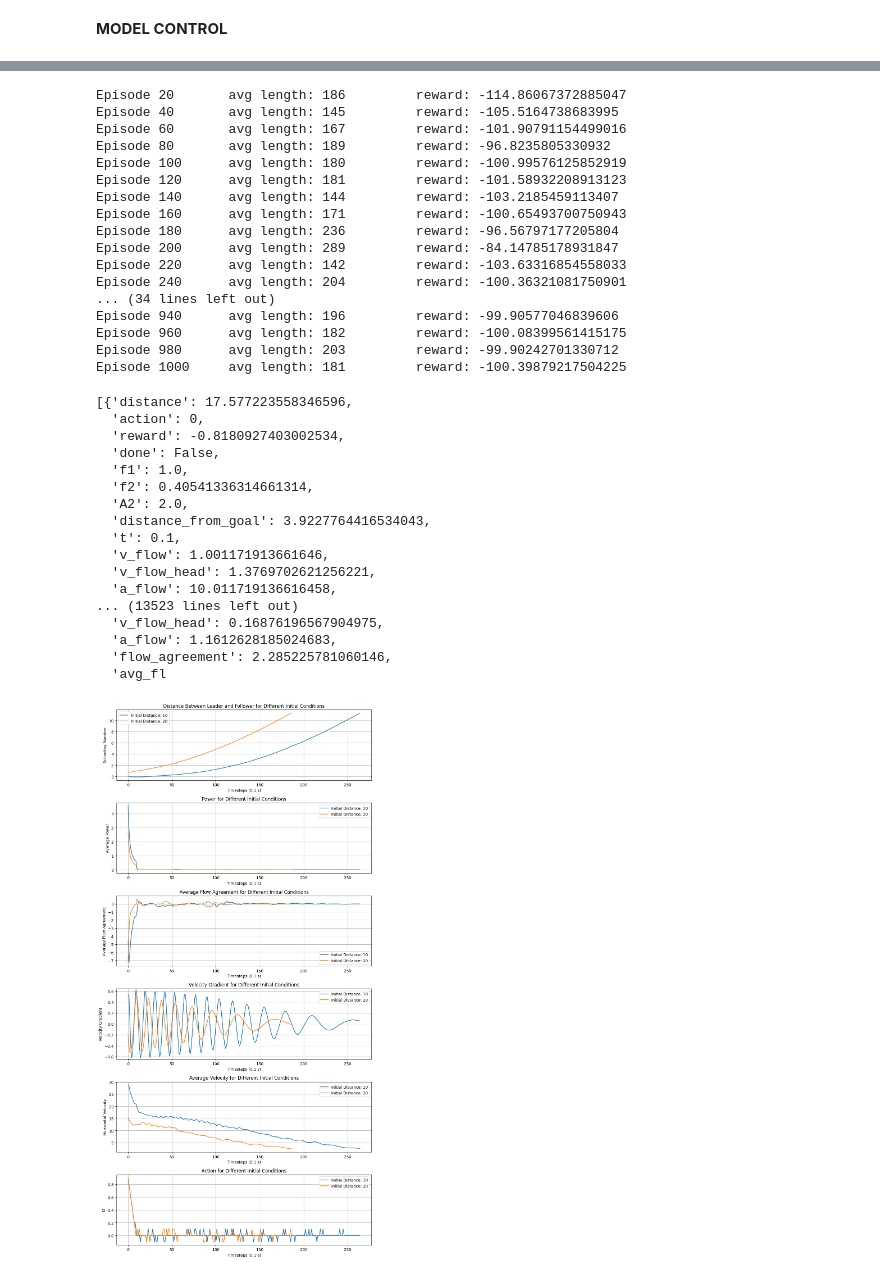
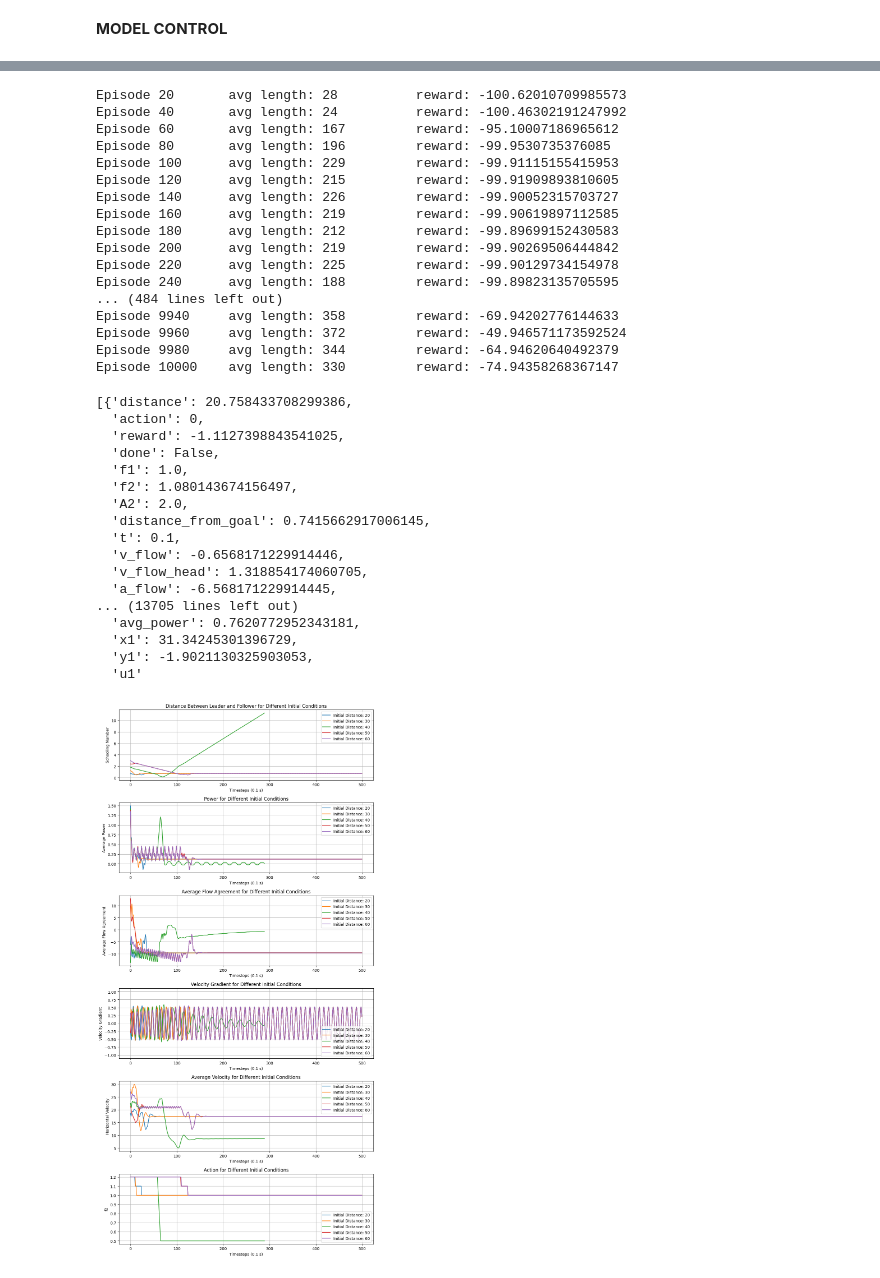
Before and after one commit to victorbuenog/Flapper, a Jupyter notebook: Flappertorch.ipynb, the cells around one changed output, grey strips where cells are left out. Drawn from its saved outputs; the diff is of its cells as text; code cells hidden in the pictures.

Commit message:
Training complete with v2 power

```diff
--- a/Flappertorch.ipynb
+++ b/Flappertorch.ipynb
@@ -852,51 +858,51 @@ trainer = Trainer(
 
 # train from scratch
 icfn = lambda: InitialCondition().random(['f2','distance'])
-trainer.train(initial_condition_fn=icfn, episodes=1000)
+history  = trainer.train(initial_condition_fn=icfn, episodes=10000)
 
 # load from pth
 # model_path = f"Flapper/Policies/{trainer.get_policy(episodes=1000)}"
 # print(f"Loading policy: {model_path}")
 # trainer.load_model(model_path)
 # %% [output]
-Episode 20       avg length: 186         reward: -114.86067372885047
-Episode 40       avg length: 145         reward: -105.5164738683995
-Episode 60       avg length: 167         reward: -101.90791154499016
-Episode 80       avg length: 189         reward: -96.8235805330932
-Episode 100      avg length: 180         reward: -100.99576125852919
-Episode 120      avg length: 181         reward: -101.58932208913123
-Episode 140      avg length: 144         reward: -103.2185459113407
-Episode 160      avg length: 171         reward: -100.65493700750943
-Episode 180      avg length: 236         reward: -96.56797177205804
-Episode 200      avg length: 289         reward: -84.14785178931847
-Episode 220      avg length: 142         reward: -103.63316854558033
-Episode 240      avg length: 204         reward: -100.36321081750901
-... (34 lines left out)
-Episode 940      avg length: 196         reward: -99.90577046839606
-Episode 960      avg length: 182         reward: -100.08399561415175
-Episode 980      avg length: 203         reward: -99.90242701330712
-Episode 1000     avg length: 181         reward: -100.39879217504225
+Episode 20       avg length: 28          reward: -100.62010709985573
+Episode 40       avg length: 24          reward: -100.46302191247992
+Episode 60       avg length: 167         reward: -95.10007186965612
+Episode 80       avg length: 196         reward: -99.9530735376085
+Episode 100      avg length: 229         reward: -99.91115155415953
+Episode 120      avg length: 215         reward: -99.91909893810605
+Episode 140      avg length: 226         reward: -99.90052315703727
+Episode 160      avg length: 219         reward: -99.90619897112585
+Episode 180      avg length: 212         reward: -99.89699152430583
+Episode 200      avg length: 219         reward: -99.90269506444842
+Episode 220      avg length: 225         reward: -99.90129734154978
+Episode 240      avg length: 188         reward: -99.89823135705595
+... (484 lines left out)
+Episode 9940     avg length: 358         reward: -69.94202776144633
+Episode 9960     avg length: 372         reward: -49.946571173592524
+Episode 9980     avg length: 344         reward: -64.94620640492379
+Episode 10000    avg length: 330         reward: -74.94358268367147
-[{'distance': 17.577223558346596,
+[{'distance': 20.758433708299386,
   'action': 0,
-  'reward': -0.8180927403002534,
+  'reward': -1.1127398843541025,
   'done': False,
   'f1': 1.0,
-  'f2': 0.40541336314661314,
+  'f2': 1.080143674156497,
   'A2': 2.0,
-  'distance_from_goal': 3.9227764416534043,
+  'distance_from_goal': 0.7415662917006145,
   't': 0.1,
-  'v_flow': 1.001171913661646,
-  'v_flow_head': 1.3769702621256221,
-  'a_flow': 10.011719136616458,
-... (13523 lines left out)
-  'v_flow_head': 0.16876196567904975,
-  'a_flow': 1.1612628185024683,
-  'flow_agreement': 2.285225781060146,
-  'avg_fl
+  'v_flow': -0.6568171229914446,
+  'v_flow_head': 1.318854174060705,
+  'a_flow': -6.568171229914445,
+... (13705 lines left out)
+  'avg_power': 0.7620772952343181,
+  'x1': 31.34245301396729,
+  'y1': -1.9021130325903053,
+  'u1'
 # %%
-trainer.test_initial_conditions(InitialCondition(distance=dd, f2=1.) for dd in range(10, 25, 10))
+trainer.test_initial_conditions(InitialCondition(distance=dd, f2=1.2) for dd in range(20, 65, 10))
 # %% [output]
-[figure, old version]
+[figure, new version]
 # %%
 # plot the policy
 fa_range = numpy.linspace(-10, 10, 100)
```
Also changed, not shown: parts of 2 cells of this notebook.
